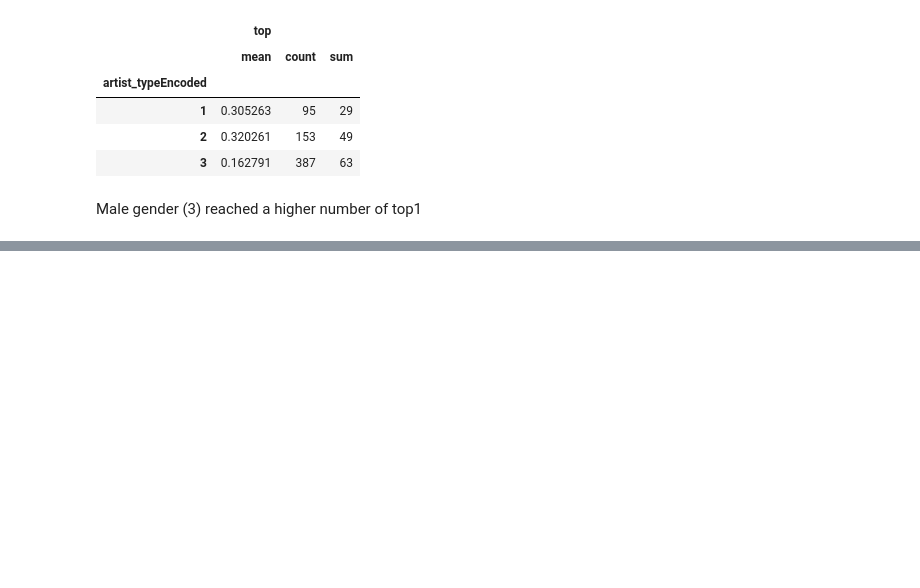
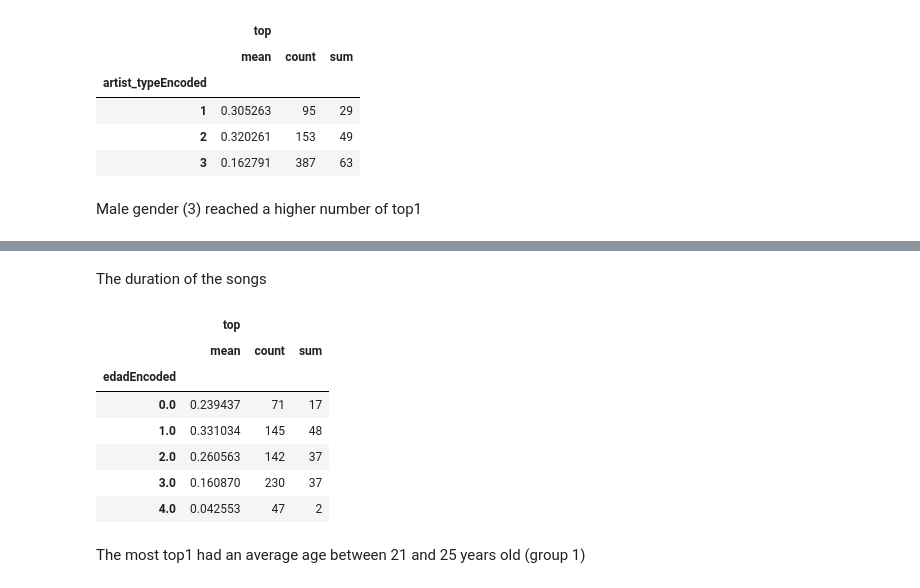
Before and after one commit to IreneCarrasco/AI_and_ML_projects, a Jupyter notebook: Decision_tree_billboard100.ipynb, the cells around one changed output, grey strips where cells are left out. Cells and saved outputs as stored; diff of their text form; code cells hidden in the pictures; blank space fills up the shorter version.

```diff
--- a/Decision_tree_billboard100.ipynb
+++ b/Decision_tree_billboard100.ipynb
@@ -310,0 +339,15 @@ artists_encoded[['artist_typeEncoded', 'top']].groupby(['artist_typeEncoded'], a
+# %% [markdown]
+The duration of the songs
+# %%
+artists_encoded[['edadEncoded', 'top']].groupby(['edadEncoded'], as_index=False).agg(['mean', 'count', 'sum'])
+# %% [output]
+|  | top |  |  |
+|  | mean | count | sum |
+| edadEncoded |  |  |  |
+| 0.0 | 0.239437 | 71 | 17 |
+| 1.0 | 0.331034 | 145 | 48 |
+| 2.0 | 0.260563 | 142 | 37 |
+| 3.0 | 0.160870 | 230 | 37 |
+| 4.0 | 0.042553 | 47 | 2 |
+# %% [markdown]
+The most top1 had an average age between 21 and 25 years old (group 1)
```
Also changed, not shown: parts of 6 cells of this notebook.
